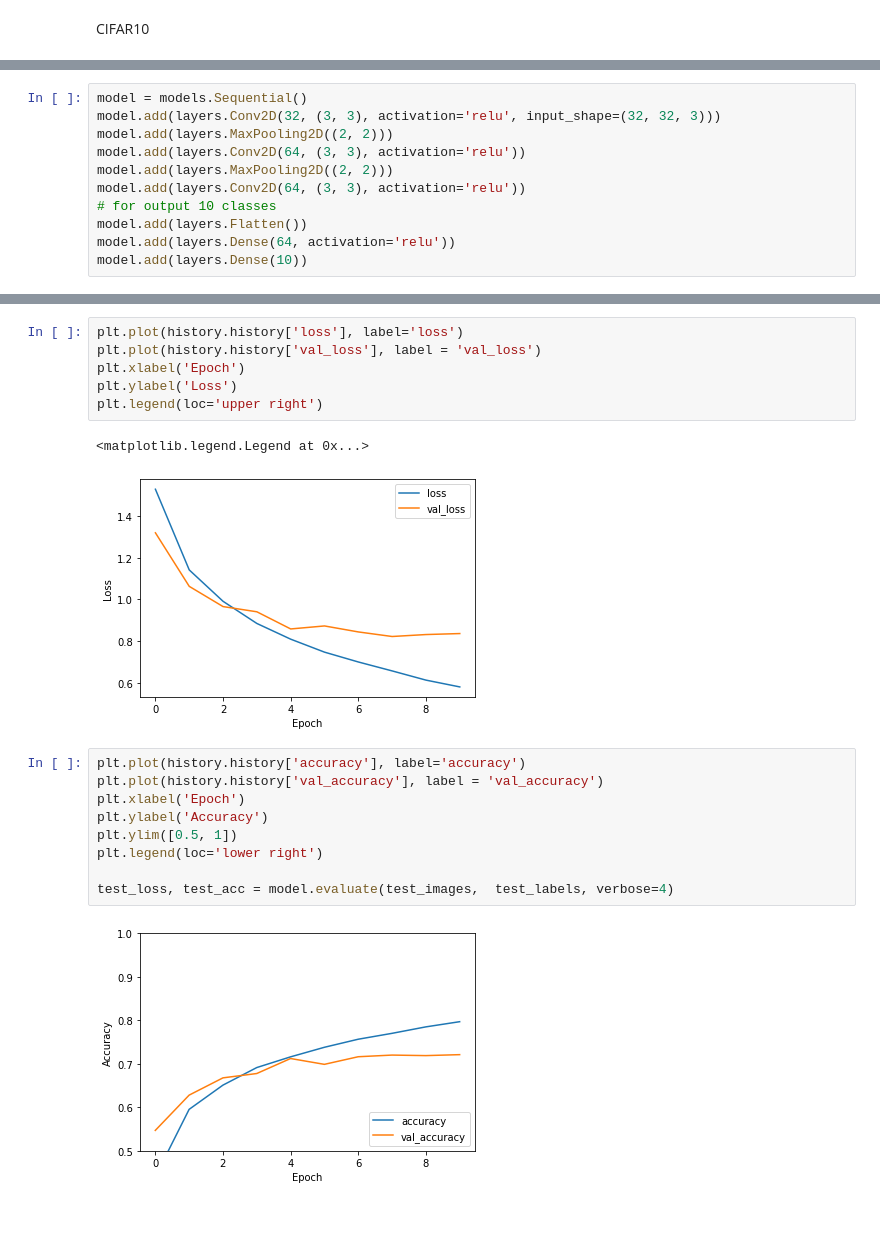
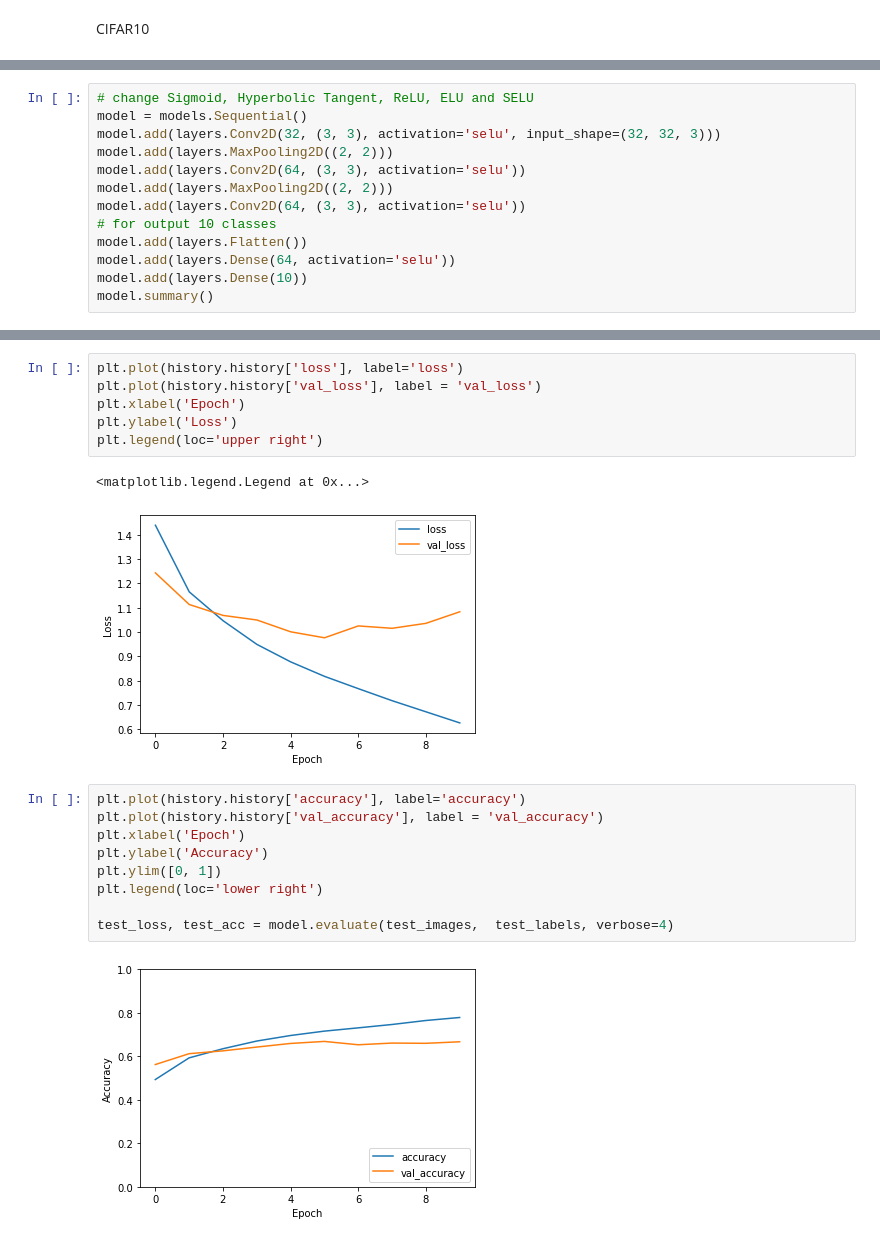
Before and after one commit to RoseSarlake/deep-learning, a Jupyter notebook: DL_exe1.ipynb, the cells around one changed output, grey strips where cells are left out. Saved outputs shown, nothing was run; the diff lists cells and outputs as text.

```diff
--- a/DL_exe1.ipynb
+++ b/DL_exe1.ipynb
@@ -50,13 +55,15 @@ plt.show()
 # %% [output]
 [figure]
 # %%
+# change Sigmoid, Hyperbolic Tangent, ReLU, ELU and SELU
 model = models.Sequential()
-model.add(layers.Conv2D(32, (3, 3), activation='relu', input_shape=(32, 32, 3)))
+model.add(layers.Conv2D(32, (3, 3), activation='selu', input_shape=(32, 32, 3)))
 model.add(layers.MaxPooling2D((2, 2)))
-model.add(layers.Conv2D(64, (3, 3), activation='relu'))
+model.add(layers.Conv2D(64, (3, 3), activation='selu'))
 model.add(layers.MaxPooling2D((2, 2)))
-model.add(layers.Conv2D(64, (3, 3), activation='relu'))
+model.add(layers.Conv2D(64, (3, 3), activation='selu'))
 # for output 10 classes
 model.add(layers.Flatten())
-model.add(layers.Dense(64, activation='relu'))
+model.add(layers.Dense(64, activation='selu'))
 model.add(layers.Dense(10))
+model.summary()
@@ -114,15 +118,15 @@ plt.ylabel('Loss')
 plt.legend(loc='upper right')
 # %% [output]
 <matplotlib.legend.Legend at 0x...>
-[figure, old version]
+[figure, new version]
 # %%
 plt.plot(history.history['accuracy'], label='accuracy')
 plt.plot(history.history['val_accuracy'], label = 'val_accuracy')
 plt.xlabel('Epoch')
 plt.ylabel('Accuracy')
-plt.ylim([0.5, 1])
+plt.ylim([0, 1])
 plt.legend(loc='lower right')
 
 test_loss, test_acc = model.evaluate(test_images,  test_labels, verbose=4)
 # %% [output]
-[figure, old version]
+[figure, new version]
```
Also changed, not shown: parts of 15 cells of this notebook.
